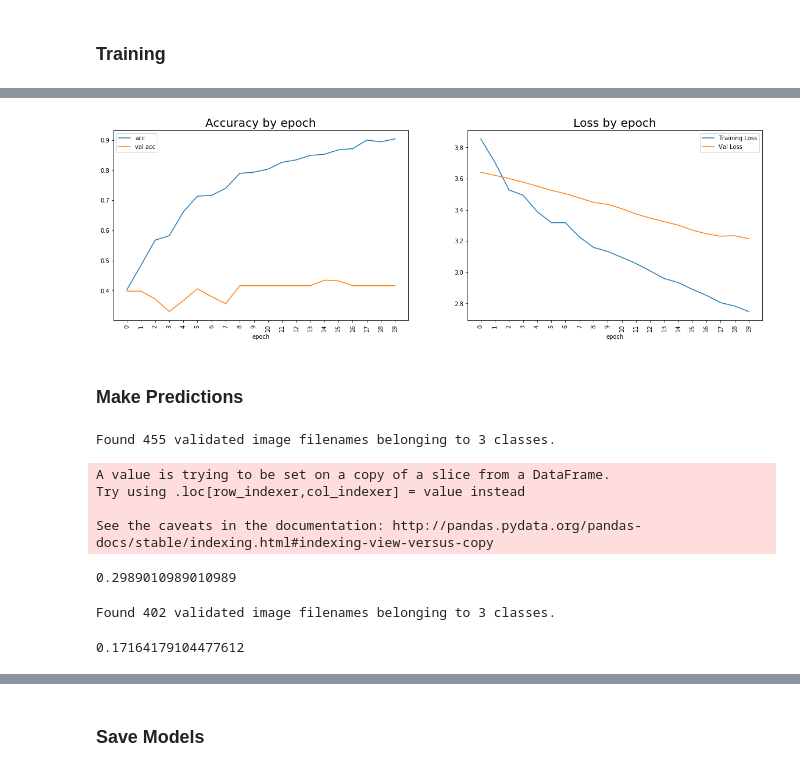
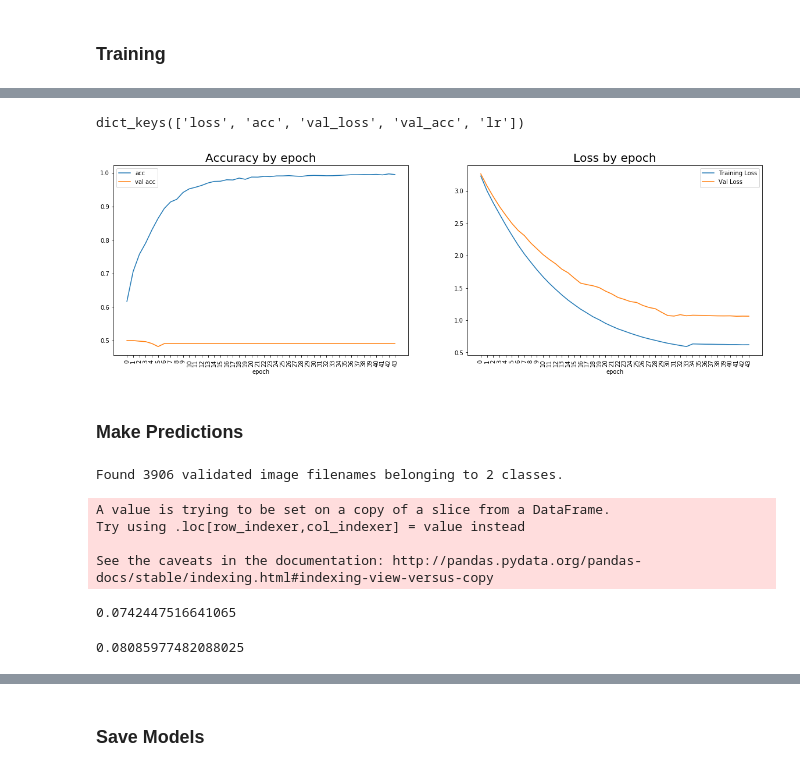
Before and after one commit to isms/ac297r-capstone-project, a Jupyter notebook: notebooks/aerial_model.ipynb, the cells around one changed output, grey strips where cells are left out. Drawn from its saved outputs; the diff is of its cells as text; code cells hidden in the pictures.

```diff
--- a/notebooks/aerial_model.ipynb
+++ b/notebooks/aerial_model.ipynb
@@ -183,7 +182,7 @@ gen_obj = ImageDataGenerator(preprocessing_function=drop_channel,
                                     rescale=1.0/255.0,
                                     horizontal_flip = True, vertical_flip = True,
                                     width_shift_range = 0.1, height_shift_range = 0.1,
-                                    zoom_range = 0.2, rotation_range = 50)
+                                    zoom_range = 0.1, rotation_range = 50)
 
 ## train
 train_generator = gen_obj.flow_from_dataframe(train_data,
@@ -222,7 +221,7 @@ Found 402 validated image filenames belonging to 3 classes.
 ### Training
 # %%
 # training parameters
-epochs = 20
+epochs = 35
 val_steps = test_data.shape[0]//val_batch_size
 
 # train model
@@ -253,0 +253,9 @@ Epoch 20/20
+# %%
+history1 = model.fit_generator(generator=train_generator,
+                              validation_data=test_generator,
+                              validation_steps=val_steps,
+                              epochs=10,
+                              steps_per_epoch=np.ceil(train_data.shape[0]//batch_size),
+                              verbose=1,
+#                               callbacks=[lr_decay, early_stopping]
+                             )
@@ -254,4 +283,8 @@ Epoch 20/20
 # %%
 hist = {}
-for key in history.history.keys():
-    hist[key] = history.history[key] # + history1.history[key]
+for key in list(history.history.keys())[:-1]:
+    hist[key] = history.history[key] + history1.history[key]
+# %%
+history.history.keys()
+# %% [output]
+dict_keys(['loss', 'acc', 'val_loss', 'val_acc', 'lr'])
@@ -258,24 +293,26 @@ for key in history.history.keys():
 # %%
 plt.figure(figsize = (20,6))
 plt.subplot(1,2,1)
 plt.plot(hist['acc'], label = 'acc')
 plt.plot(hist['val_acc'], label = 'val acc')
 plt.title('Accuracy by epoch', fontsize = 20)
-plt.xticks(np.arange(0,20), rotation = 90);plt.xlabel('epoch')
+plt.xticks(np.arange(0,len(hist['acc'])), rotation = 90);plt.xlabel('epoch')
 plt.legend();
 
 plt.subplot(1,2,2)
 plt.plot(hist['loss'], label = 'Training Loss')
 plt.plot(hist['val_loss'], label = 'Val Loss')
 plt.title('Loss by epoch', fontsize = 20)
-plt.xticks(np.arange(0,20), rotation = 90); plt.xlabel('epoch')
+plt.xticks(np.arange(0,len(hist['acc'])), rotation = 90); plt.xlabel('epoch')
 plt.legend();
 # %% [output]
-[figure, old version]
+[figure, new version]
 # %% [markdown]
 ### Make Predictions
 # %%
 ## TRAIN ACCURACY
+train_data, test_data = train_test_split(sample, test_size = 0.2, random_state = 100)
+
 gen_obj = ImageDataGenerator(rescale=1.0/255.0)
 train_generator = gen_obj.flow_from_dataframe(train_data,
                                             directory = image_dir,
@@ -292,12 +329,12 @@ train_preds = model.predict_generator(train_generator, steps = 1)
 train_data['predicted_label'] = np.argmax(train_preds, axis = 1)
 sum(train_data[y_column].astype('int') == train_data.predicted_label.astype('int'))/len(train_data)
 # %% [output]
-Found 455 validated image filenames belonging to 3 classes.
+Found 3906 validated image filenames belonging to 2 classes.
 A value is trying to be set on a copy of a slice from a DataFrame.
 Try using .loc[row_indexer,col_indexer] = value instead
 
 See the caveats in the documentation: http://pandas.pydata.org/pandas-docs/stable/indexing.html#indexing-view-versus-copy
-0.2989010989010989
+0.0742447516641065
 # %%
 ## TEST ACCURACY
 test_gen_obj = ImageDataGenerator(rescale=1.0/255.0)
@@ -314,10 +351,10 @@ test_generator = test_gen_obj.flow_from_dataframe(test_data,
 
 test_preds = model.predict_generator(test_generator, steps = 1)
 test_data['predicted_label'] = np.argmax(test_preds, axis = 1)
-sum(test_data.three_class_label.astype('int') == test_data.predicted_label.astype('int'))/len(test_data)
-# %% [output]
-Found 402 validated image filenames belonging to 3 classes.
-0.17164179104477612
+# %%
+sum(test_data[y_column].astype('int') == test_data.predicted_label.astype('int'))/len(test_data)
+# %% [output]
+0.08085977482088025
 # %%
 # binary prediction
 if len(train_preds.shape) == 1:
```
Also changed, not shown: parts of 26 cells of this notebook, 5 other files.
